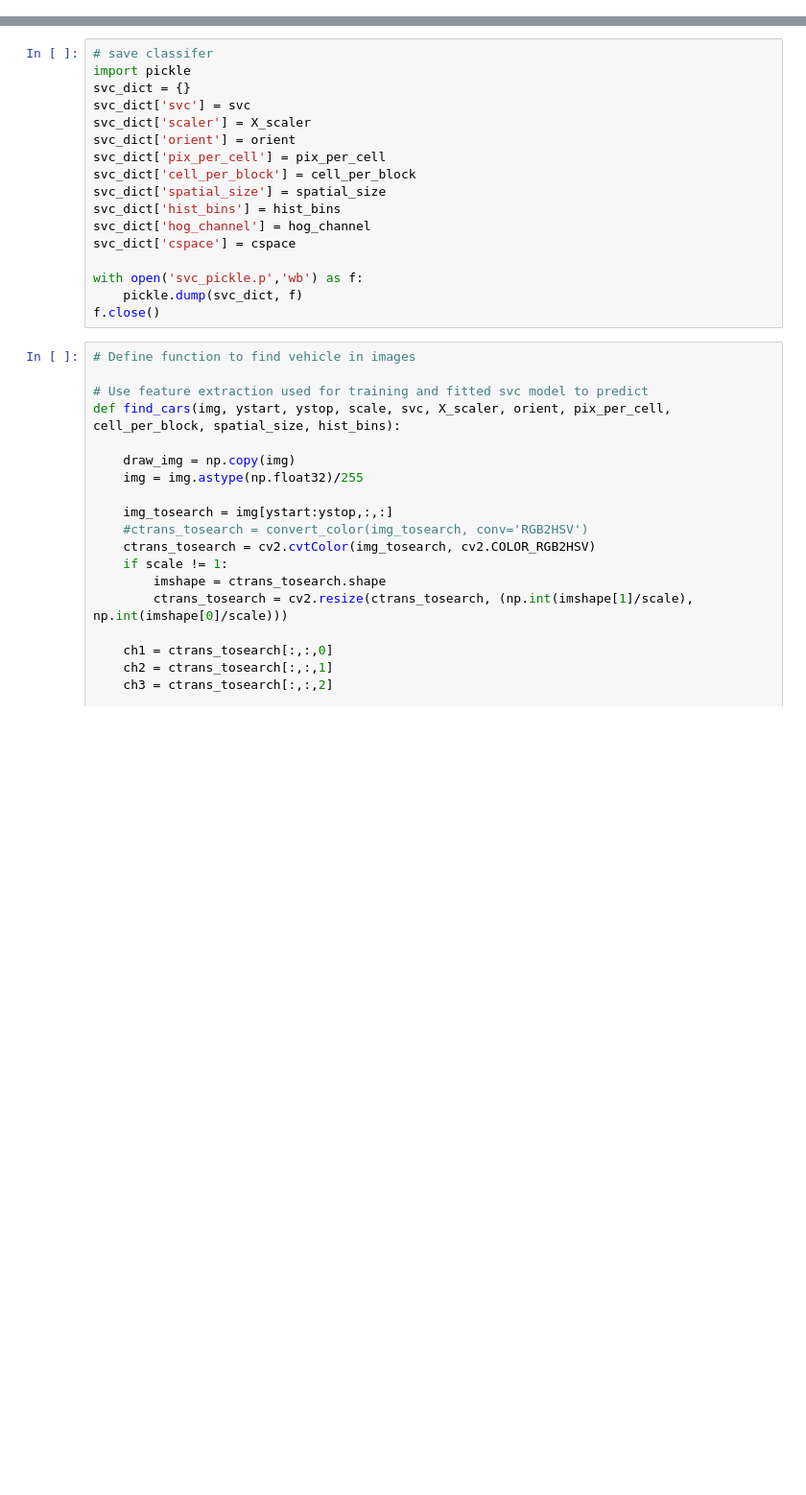
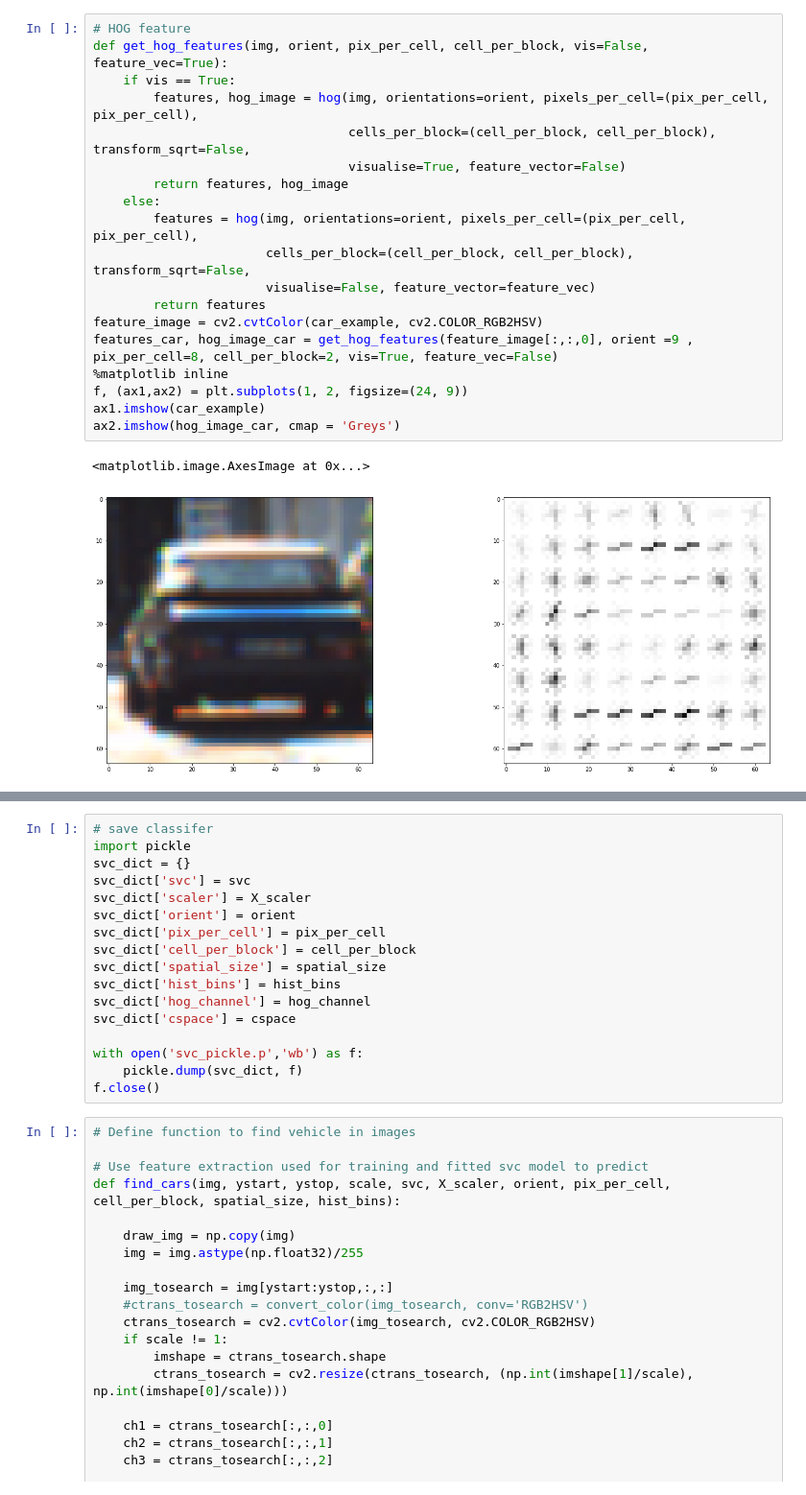
Before and after one commit to guangyangai/CarND-Vehicle-Detection-P5, a Jupyter notebook: vehicle_detection.ipynb, the cells around one changed output, grey strips where cells are left out. Shown at 96% size. Saved outputs shown, nothing was run; the diff lists cells and outputs as text; blank space fills up the shorter version.

```diff
--- a/vehicle_detection.ipynb
+++ b/vehicle_detection.ipynb
@@ -0,0 +25,22 @@
+# %%
+# HOG feature
+def get_hog_features(img, orient, pix_per_cell, cell_per_block, vis=False, feature_vec=True):
+    if vis == True:
+        features, hog_image = hog(img, orientations=orient, pixels_per_cell=(pix_per_cell, pix_per_cell),
+                                  cells_per_block=(cell_per_block, cell_per_block), transform_sqrt=False,
+                                  visualise=True, feature_vector=False)
+        return features, hog_image
+    else:
+        features = hog(img, orientations=orient, pixels_per_cell=(pix_per_cell, pix_per_cell),
+                       cells_per_block=(cell_per_block, cell_per_block), transform_sqrt=False,
+                       visualise=False, feature_vector=feature_vec)
+        return features
+feature_image = cv2.cvtColor(car_example, cv2.COLOR_RGB2HSV)
+features_car, hog_image_car = get_hog_features(feature_image[:,:,0], orient =9 , pix_per_cell=8, cell_per_block=2, vis=True, feature_vec=False)
+%matplotlib inline
+f, (ax1,ax2) = plt.subplots(1, 2, figsize=(24, 9))
+ax1.imshow(car_example)
+ax2.imshow(hog_image_car, cmap = 'Greys')
+# %% [output]
+<matplotlib.image.AxesImage at 0x...>
+[figure, added]
```
Also changed, not shown: parts of 3 cells of this notebook, 8 other files.
